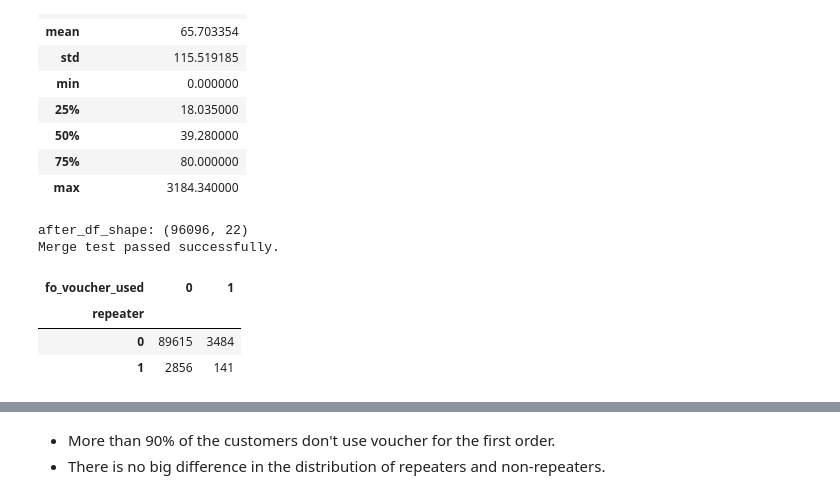
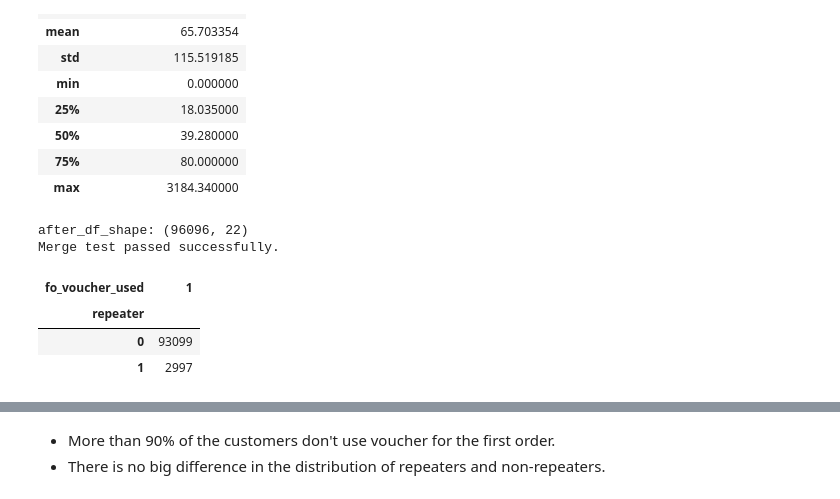
Before and after one commit to Yuki-bach/marketing, a Jupyter notebook: notebooks/feature_engineering.ipynb, the cells around one changed output, grey strips where cells are left out. Drawn from its saved outputs; the diff is of its cells as text; code cells hidden in the pictures.

```diff
--- a/notebooks/feature_engineering.ipynb
+++ b/notebooks/feature_engineering.ipynb
@@ -411,32 +411,33 @@ df_voucher.describe()
 # %%
 ## Merge with df_voucher
 ## An order can have multiple voucher payments, so we sum them up
 df_voucher = df_voucher.groupby('order_id')['voucher_payment_value'].sum().reset_index()
 df_shape = df.shape
 df = pd.merge(
     df, df_voucher,
     left_on='fo_order_id', right_on='order_id',
     how='left'
 )
 df.drop('order_id', axis=1, inplace=True)
 test_merge_results(df_shape, df, 1)
 
 df.rename({
     'voucher_payment_value': 'fo_voucher_payment_value'
 }, axis=1, inplace=True)
+df['fo_voucher_payment_value'] = df['fo_voucher_payment_value'].fillna(0)
 
 ## Create a new column, called voucher_used
 df['fo_voucher_used'] = df['fo_voucher_payment_value'].apply(lambda x: 0 if np.isnan(x) else 1)
 df['fo_voucher_used'] = df['fo_voucher_used'].astype('int8')
     ## 1: used, 0: not used
 df.groupby('repeater')['fo_voucher_used'].value_counts().unstack(fill_value=0)
 # %% [output]
 after_df_shape: (96096, 22)
 Merge test passed successfully.
-| fo_voucher_used | 0 | 1 |
-| repeater |  |  |
-| 0 | 89615 | 3484 |
-| 1 | 2856 | 141 |
+| fo_voucher_used | 1 |
+| repeater |  |
+| 0 | 93099 |
+| 1 | 2997 |
 # %%
 ## Calculate the percentage of voucher_used grouped by repeater
 voucher_counts = df.groupby('repeater')['fo_voucher_used'].value_counts().unstack(fill_value=0)
```
Also changed, not shown: parts of 9 cells of this notebook, 3 other files.
